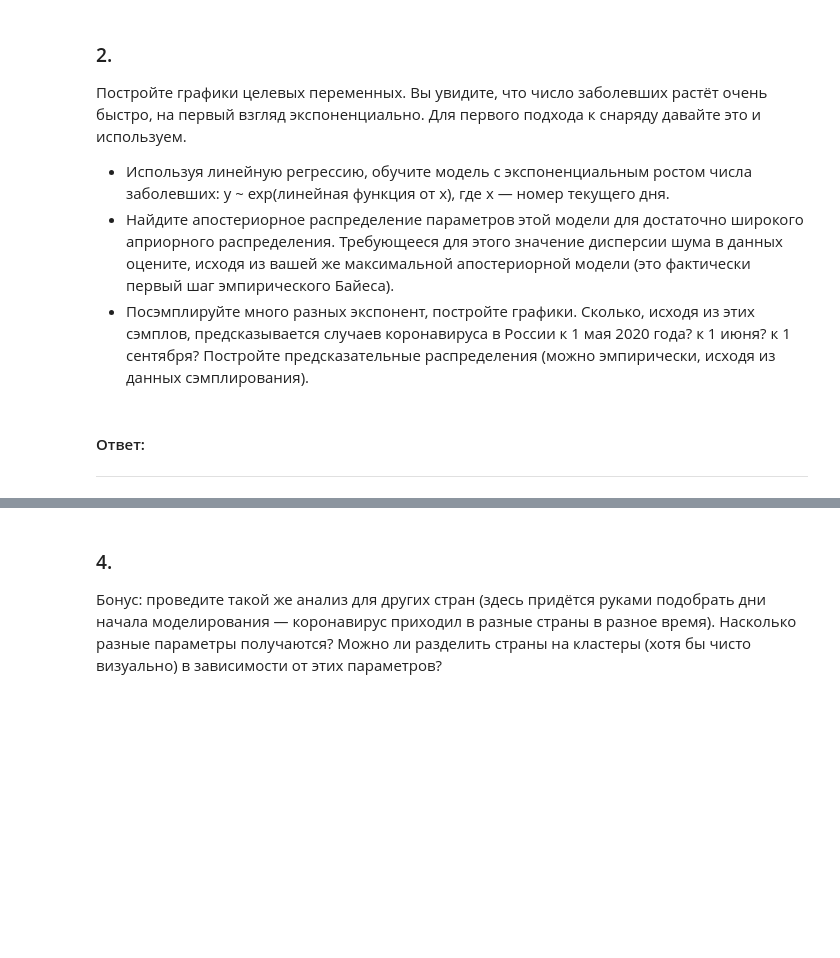
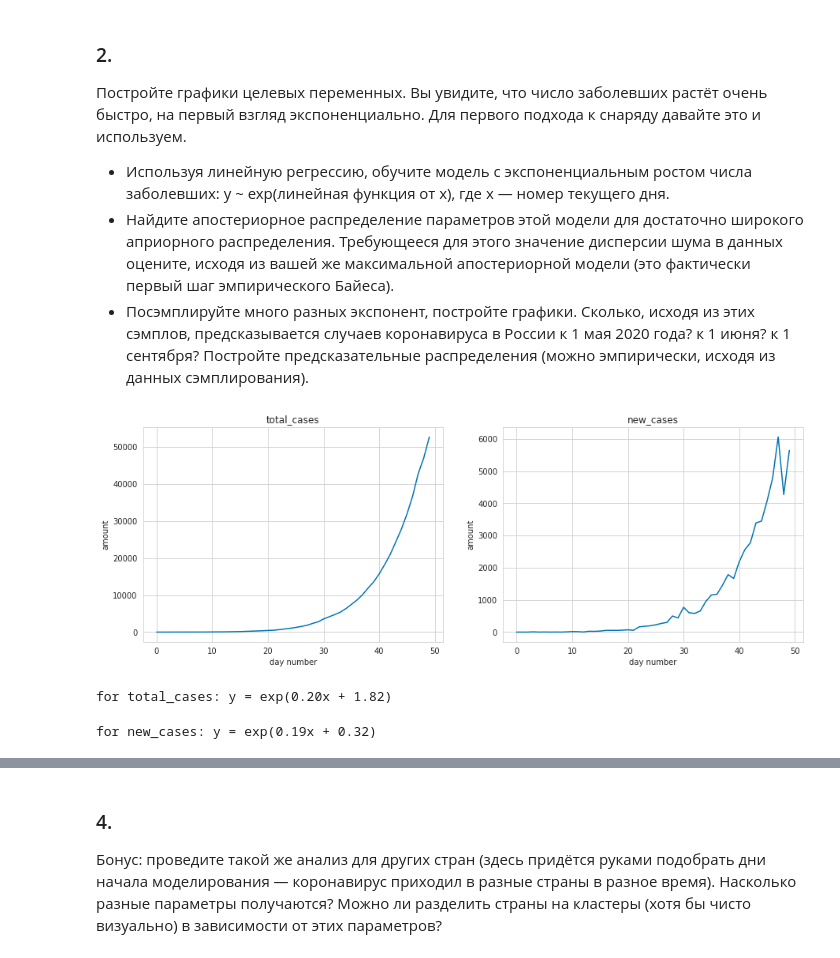
Before and after one commit to KPOTOH/advanced_ml, a Jupyter notebook: hw1/hw1.ipynb, the cells around one changed output, grey strips where cells are left out. Cells and saved outputs as stored; diff of their text form; code cells hidden in the pictures; blank space fills up the shorter version.

```diff
--- a/hw1/hw1.ipynb
+++ b/hw1/hw1.ipynb
@@ -48,0 +180,21 @@ https://ourworldindata.org/coronavirus-source-data
+# %%
+dataset_link = "https://covid.ourworldindata.org/data/owid-covid-data.csv"
+df = pd.read_csv(dataset_link)
+# %%
+dfr = df[(df.location == 'Russia') & (df.date >= "2020-03-03")]
+dfr = dfr.replace({"new_cases": {0: 1}})
+dfr["date"] = pd.to_datetime(dfr.date)
+dfr["dayn"] = np.arange(dfr.shape[0])
+
+train_dfr = dfr.iloc[:50, :]
+test_dfr = dfr.iloc[50:, :]
+
+y1_train = train_dfr.total_cases.values
+y2_train = train_dfr.new_cases.values
+y1_test = test_dfr.total_cases.values
+y2_test = test_dfr.new_cases.values
+
+X_train = train_dfr.dayn.values
+X_test = test_dfr.dayn.values
+
+train_dfr.shape, test_dfr.shape, y1_train.shape, y2_test.shape, X_train.shape, X_test.shape
@@ -52,8 +206,38 @@ https://ourworldindata.org/coronavirus-source-data
 - Используя линейную регрессию, обучите модель с экспоненциальным ростом числа заболевших: y ~ exp(линейная функция от x), где x — номер текущего дня.
 - Найдите апостериорное распределение параметров этой модели для достаточно широкого априорного распределения. Требующееся для этого значение дисперсии шума в данных оцените, исходя из вашей же максимальной апостериорной модели (это фактически первый шаг эмпирического Байеса).
 - Посэмплируйте много разных экспонент, постройте графики. Сколько, исходя из этих сэмплов, предсказывается случаев коронавируса в России к 1 мая 2020 года? к 1 июня? к 1 сентября? Постройте предсказательные распределения (можно эмпирически, исходя из данных сэмплирования).
-# %% [markdown]
-#### Ответ:
-
-
-----------
+# %%
+plt.figure(figsize=(15, 5))
+
+plt.subplot(121)
+plt.plot(X_train, y1_train)
+plt.xlabel("day number")
+plt.ylabel("amount")
+plt.title("total_cases")
+
+plt.subplot(122)
+plt.plot(X_train, y2_train)
+plt.xlabel("day number")
+plt.ylabel("amount")
+plt.title("new_cases")
+
+plt.show()
+# %% [output]
+[figure, added]
+# %%
+lr = Ridge(alpha=1)
+X = X_train.reshape(-1, 1)
+y = np.log(y1_train)
+lr.fit(X, y)
+y1_train_pred = np.exp(np.linspace(0, 50, 50) * lr.coef_ + lr.intercept_)
+print(f"for total_cases: y = exp({lr.coef_[0]:.2f}x + {lr.intercept_:.2f})")
+# %% [output]
+for total_cases: y = exp(0.20x + 1.82)
+# %%
+lr = Ridge(alpha=1)
+y = np.log(y2_train)
+lr.fit(X, y)
+y2_train_pred = np.exp(np.linspace(0, 50, 50) * lr.coef_ + lr.intercept_)
+print(f"for new_cases: y = exp({lr.coef_[0]:.2f}x + {lr.intercept_:.2f})")
+# %% [output]
+for new_cases: y = exp(0.19x + 0.32)
```
Also changed, not shown: parts of 59 cells of this notebook, 2 other files.
